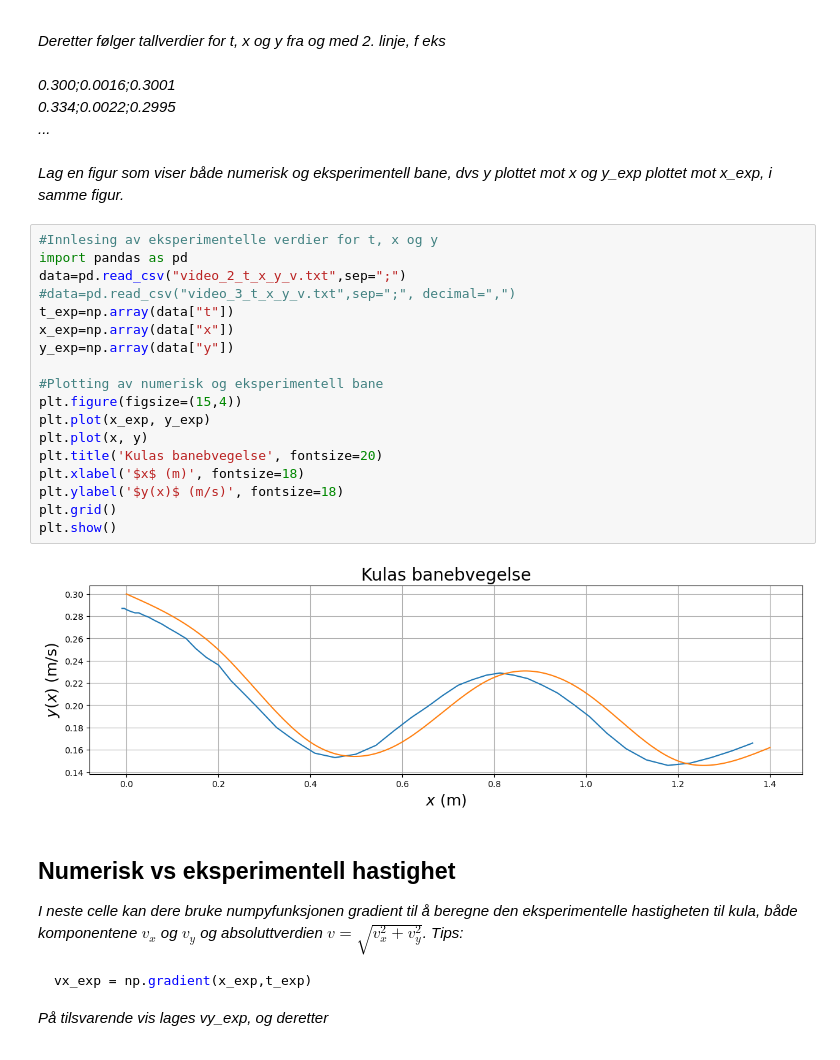
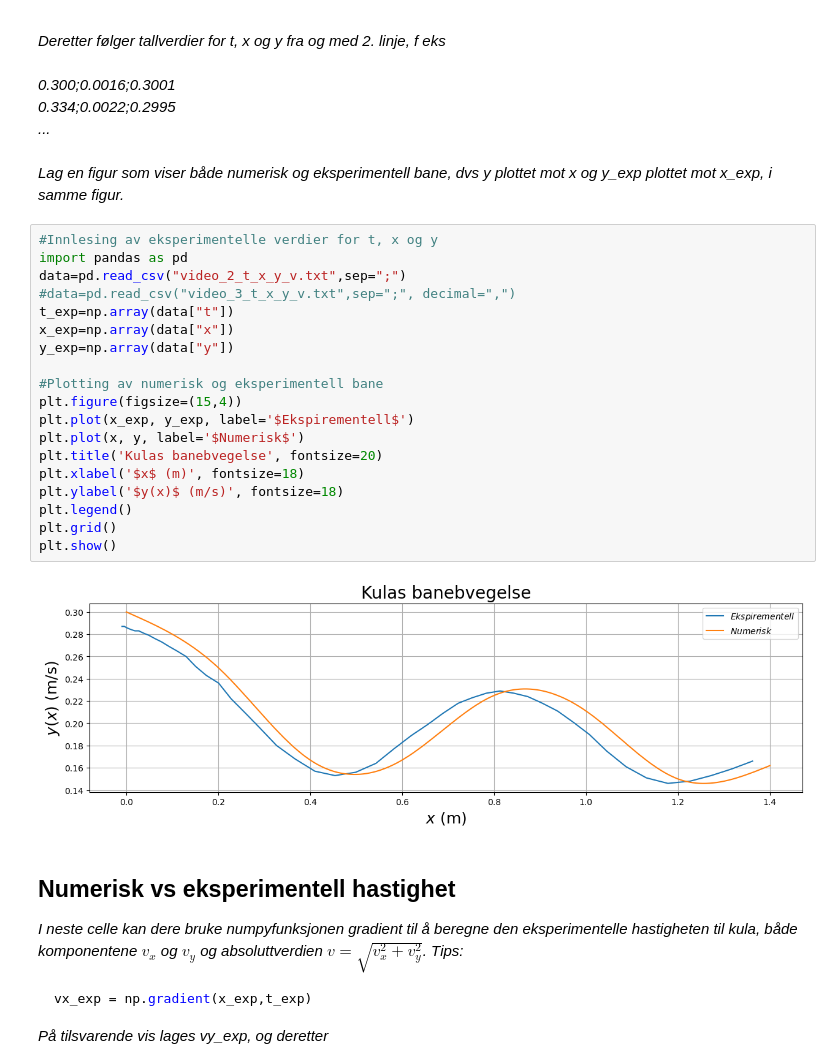
Before and after one commit to antonkarlmartensson-pixel/Fysikk_lab_213_1, a Jupyter notebook: notebook_mal_H25/notebook_mal_H25.ipynb, the cells around one changed output. Cells and saved outputs as stored; diff of their text form.

Commit message:
Add files via upload
Made the experimental and numerical plots display their names

```diff
--- a/notebook_mal_H25/notebook_mal_H25.ipynb
+++ b/notebook_mal_H25/notebook_mal_H25.ipynb
@@ -319,23 +311,24 @@ Lag en figur som viser både numerisk og eksperimentell bane, dvs y plottet mot
 # %%
 #Innlesing av eksperimentelle verdier for t, x og y
 import pandas as pd
 data=pd.read_csv("video_2_t_x_y_v.txt",sep=";")
 #data=pd.read_csv("video_3_t_x_y_v.txt",sep=";", decimal=",")
 t_exp=np.array(data["t"])
 x_exp=np.array(data["x"])
 y_exp=np.array(data["y"])
 
 #Plotting av numerisk og eksperimentell bane
 plt.figure(figsize=(15,4))
-plt.plot(x_exp, y_exp)
-plt.plot(x, y)
+plt.plot(x_exp, y_exp, label='$Ekspirementell$')
+plt.plot(x, y, label='$Numerisk$')
 plt.title('Kulas banebvegelse', fontsize=20)
 plt.xlabel('$x$ (m)', fontsize=18)
 plt.ylabel('$y(x)$ (m/s)', fontsize=18)
+plt.legend()
 plt.grid()
 plt.show()
 # %% [output]
-[figure, old version]
+[figure, new version]
 # %% [markdown]
 ## Numerisk vs eksperimentell hastighet
 
```
Also changed, not shown: parts of 3 cells of this notebook, 1 other file.
